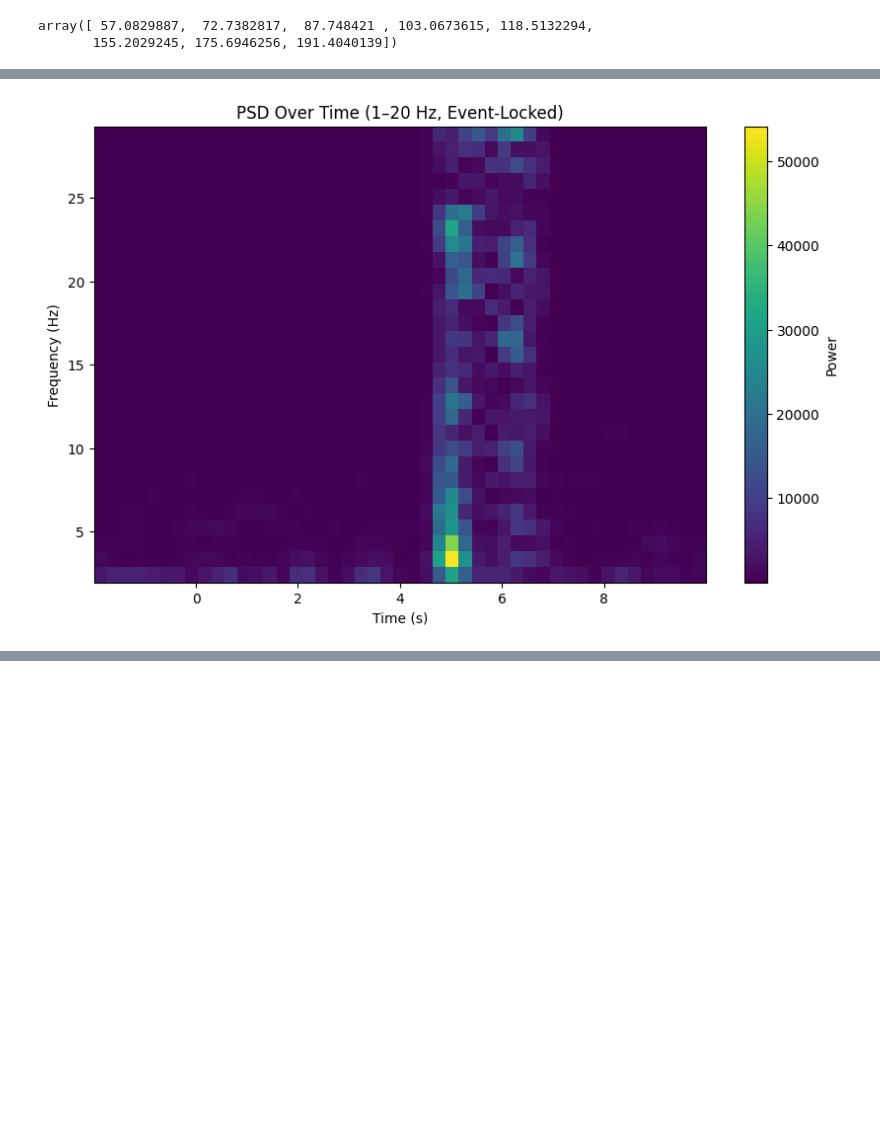
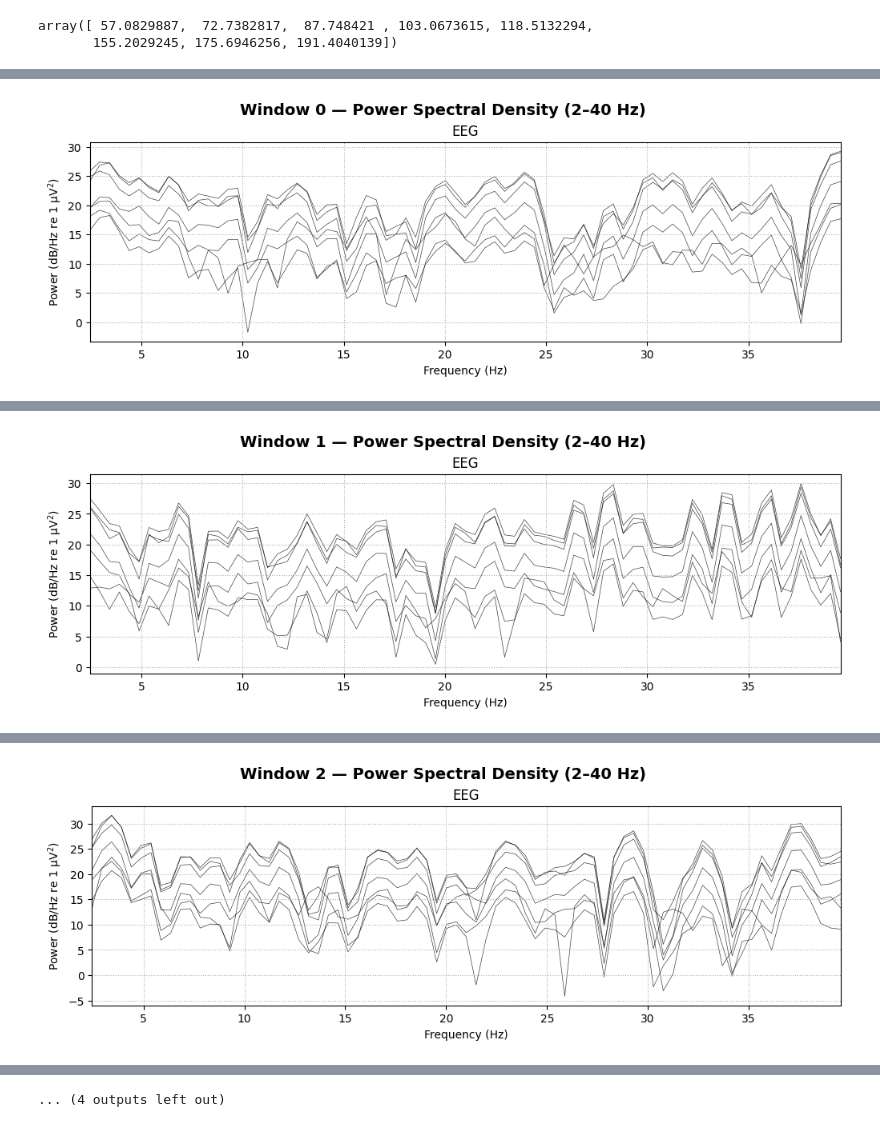
Before and after one commit to janetshin8030/OW_closedloop, a Jupyter notebook: PSDprocessing.ipynb, the cells around one changed output, grey strips where cells are left out. Saved outputs shown, nothing was run; the diff lists cells and outputs as text; code cells hidden in the pictures; blank space fills up the shorter version.

```diff
--- a/PSDprocessing.ipynb
+++ b/PSDprocessing.ipynb
@@ -320,7 +231,7 @@ os.makedirs(new_folder_path_raw, exist_ok=False) # check
 
 for idx, event in enumerate(raw_windows):
     # Build a unique filename for each event
-    output_path_raw = os.path.join(new_folder_path_raw, f"{idx}_eeg_raw.csv")
+    output_path_raw = os.path.join(new_folder_path_raw, f"{idx}_eeg_cleaned.csv")
     try:
         raw_windows[idx].to_csv(output_path_raw, index=False, encoding="utf-8")
         print(f"Saved successfully to: {output_path_raw}")
@@ -337,0 +249,15 @@ Saved successfully to: C:\Users\jshin\OW_closedloopLIFU\eeg_windows\raw\sham1\7_
+# %%
+import matplotlib.pyplot as plt
+
+df = raw_windows[0].copy()   # choose any window
+
+time = df["t_rel"].to_numpy()      # time axis
+fz = df["Cz"].to_numpy()           # first channel
+
+plt.figure(figsize=(12,4))
+plt.plot(time, fz, linewidth=1)
+plt.xlabel("Time (s)")
+plt.ylabel("Amplitude (µV)")
+plt.title("EEG — Fz Channel")
+plt.grid(True)
+plt.show()
@@ -357,40 +361,37 @@ AttributeError: 'RawArray' object has no attribute 'compute_psd_spectrum'
 # %%
-from mne.time_frequency import stft
+import mne
 import numpy as np
 import matplotlib.pyplot as plt
 
-# --- STFT ---
-data = window_mne.get_data()  # (n_channels, n_times)
-n_fft = 256
-step = 64
+sfreq = 250
+ch_names = ["Fz", "FC3", "FC5", "F3", "FC4", "FCz", "Cz"]
 
-Zxx = stft(data, wsize=n_fft, tstep=step)   # (n_channels, n_freqs, n_windows)
-power = np.abs(Zxx) ** 2
+for idx in range(len(raw_windows)):
 
-# --- Build time & freq axes ---
-mne_time = np.array(raw_windows[2]["t_rel"])
-times = np.linspace(mne_time[0], mne_time[-1], power.shape[-1])
-freqs = np.linspace(0, window_mne.info['sfreq'] / 2, power.shape[1])
+    # --- Extract window ---
+    df = raw_windows[idx].copy()
+    df.drop(['Time', 't_rel', 'idx'], axis=1, inplace=True)
 
-# --- Select 1–20 Hz ---
-freq_mask = (freqs >= 1) & (freqs <= 30)
-freqs_1_20 = freqs[freq_mask]
-power_1_20 = power[:, freq_mask, :]   # apply mask to power
+    # Convert to volts
+    data = df.values.T * 1e-6   # (n_channels, n_samples)
 
-# --- Average across channels ---
-psd_avg = power_1_20.mean(axis=0)     # shape: (freqs_1_20, times)
+    # --- Build RawArray ---
+    info = mne.create_info(ch_names=ch_names, sfreq=sfreq, ch_types='eeg')
+    raw = mne.io.RawArray(data, info)
 
-# --- Plot ---
-plt.figure(figsize=(10,6))
-plt.imshow(
-    psd_avg,
-    aspect='auto',
-    origin='lower',
-    extent=[times[0], times[-1], freqs_1_20[0], freqs_1_20[-1]]
-)
-plt.xlabel("Time (s)")
-plt.ylabel("Frequency (Hz)")
-plt.title("PSD Over Time (1–20 Hz, Event-Locked)")
-plt.colorbar(label="Power")
-plt.show()
+    # --- Compute PSD ---
+    spectrum = raw.compute_psd(fmin=2, fmax=40, n_fft=512)
+
+    # --- Plot ---
+    fig = spectrum.plot(
+        picks='all',
+        spatial_colors=True,
+        exclude='bads',
+        show=False
+    )
+
+    fig.suptitle(f'Window {idx} — Power Spectral Density (2–40 Hz)',
+                 fontsize=14, weight='bold')
+
+    plt.show()
 # %% [output]
@@ -399 +403 @@ Number of time steps: 47
-[figure, old version]
+[figure, new version]
@@ -399,0 +409 @@ Number of time steps: 47
+[figure, added]
@@ -399,0 +415 @@ Number of time steps: 47
+[figure, added]
@@ -400 +434,2 @@ Number of time steps: 47
+... (4 outputs left out)
 # %%
```
Also changed, not shown: parts of 19 cells of this notebook.
